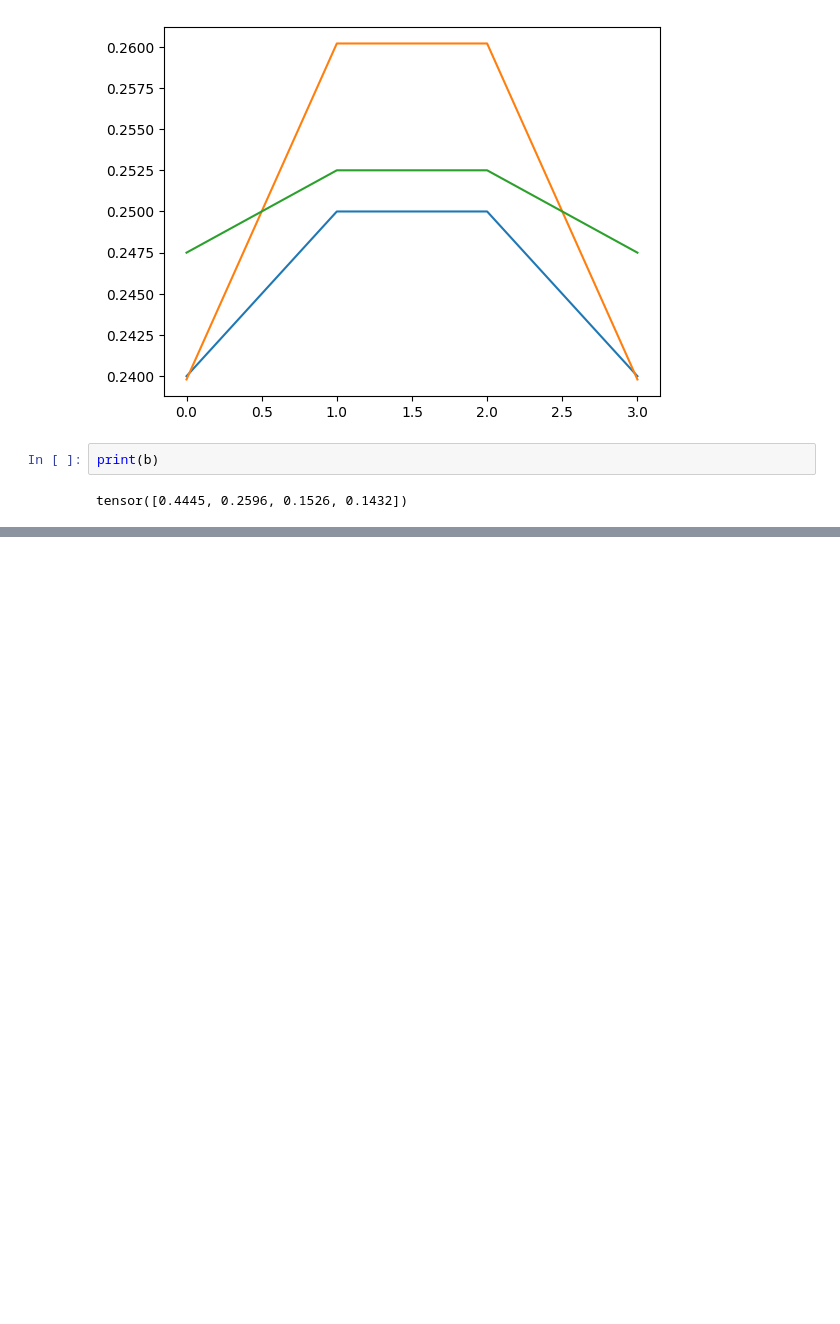
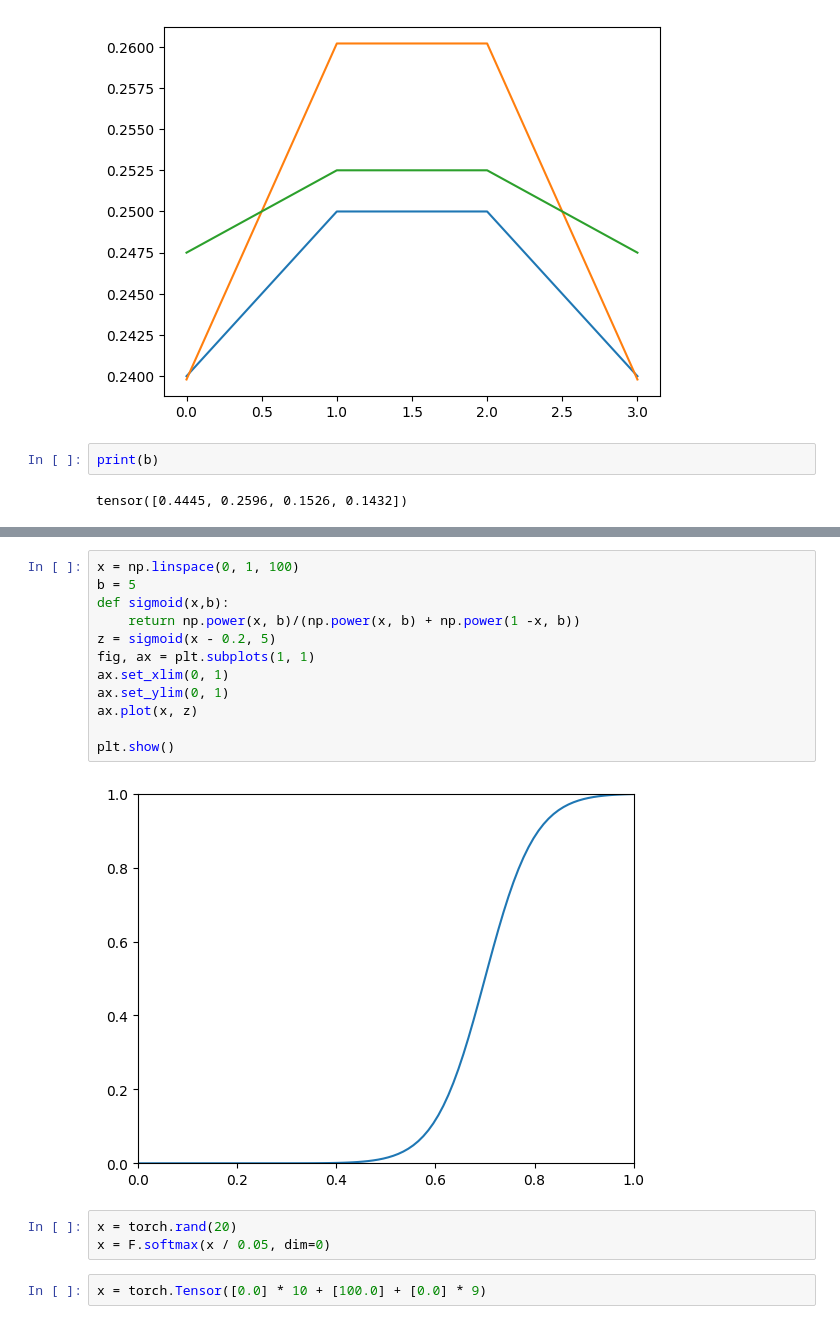
Before and after one commit to dgcnz/overfitting-net, a Jupyter notebook: notebooks/playground.ipynb, the cells around one changed output, grey strips where cells are left out. Cells and saved outputs as stored; diff of their text form; blank space fills up the shorter version.

```diff
--- a/notebooks/playground.ipynb
+++ b/notebooks/playground.ipynb
@@ -58,0 +74,19 @@ tensor([0.4445, 0.2596, 0.1526, 0.1432])
+# %%
+x = np.linspace(0, 1, 100)
+b = 5
+def sigmoid(x,b):
+    return np.power(x, b)/(np.power(x, b) + np.power(1 -x, b))
+z = sigmoid(x - 0.2, 5)
+fig, ax = plt.subplots(1, 1)
+ax.set_xlim(0, 1)
+ax.set_ylim(0, 1)
+ax.plot(x, z)
+
+plt.show()
+# %% [output]
+[figure, added]
+# %%
+x = torch.rand(20)
+x = F.softmax(x / 0.05, dim=0)
+# %%
+x = torch.Tensor([0.0] * 10 + [100.0] + [0.0] * 9)
```
Also changed, not shown: parts of 3 cells of this notebook, 17 other files.
